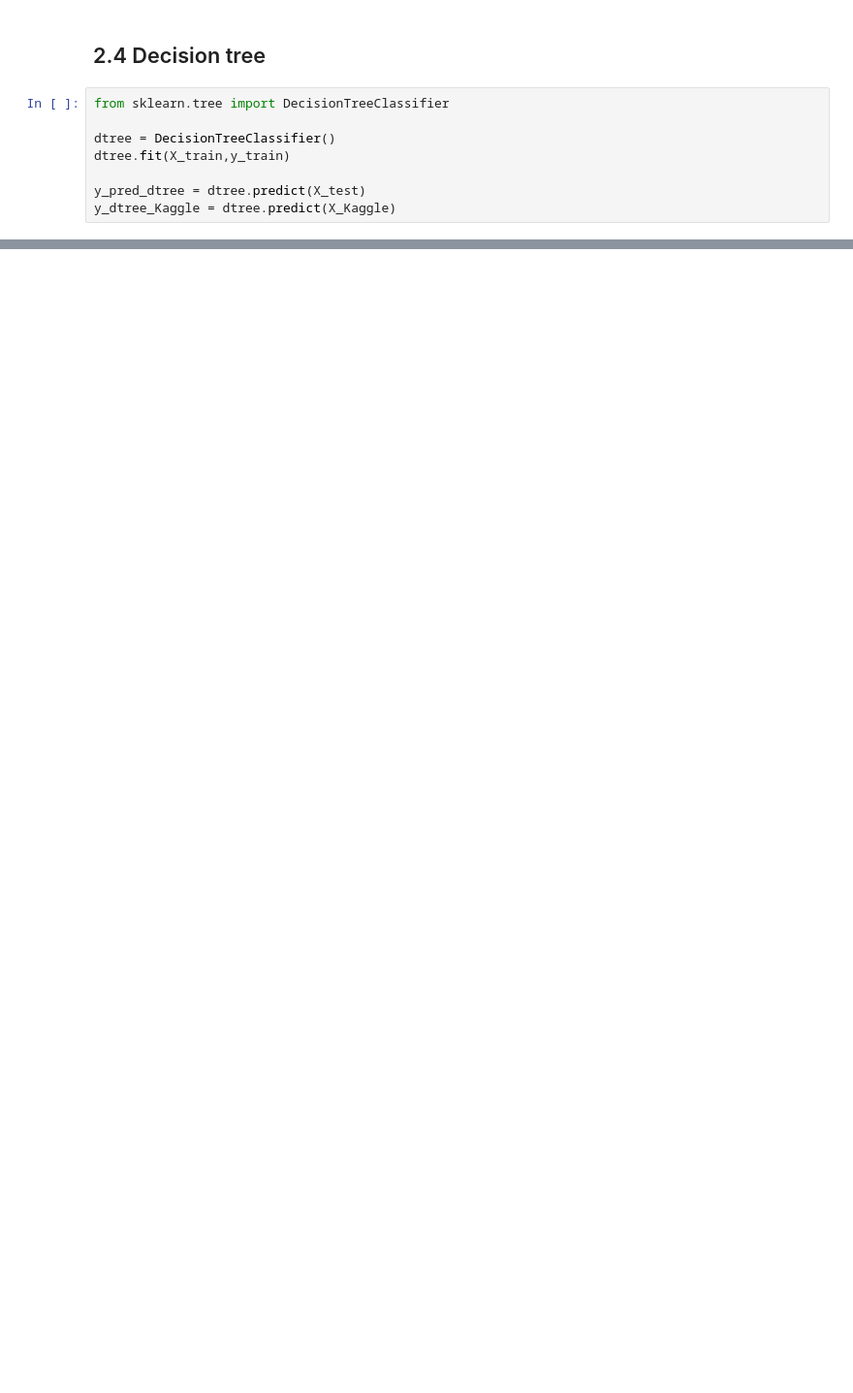
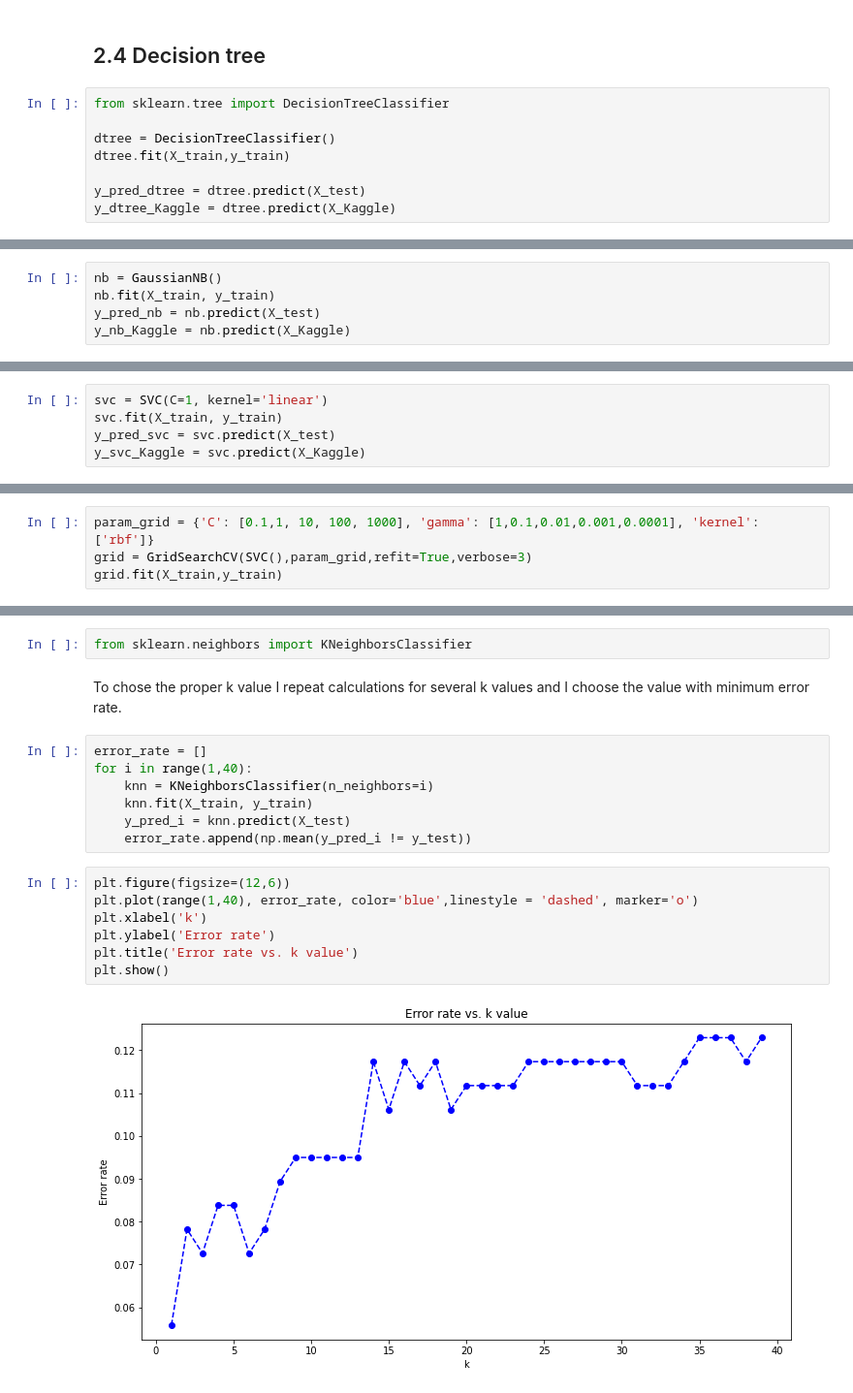
Before and after one commit to JoannaKG/Data-science-learning, a Jupyter notebook: Titanic/2. Prediction model.ipynb, the cells around one changed output, grey strips where cells are left out. Shown: that part at 97% size. Saved outputs shown, nothing was run; the diff lists cells and outputs as text; blank space fills up the shorter version.

```diff
--- a/Titanic/2. Prediction model.ipynb
+++ b/Titanic/2. Prediction model.ipynb
@@ -176,0 +238,5 @@ submission.head()
+# %%
+nb = GaussianNB()
+nb.fit(X_train, y_train)
+y_pred_nb = nb.predict(X_test)
+y_nb_Kaggle = nb.predict(X_Kaggle)
@@ -176,0 +278,5 @@ submission.head()
+# %%
+svc = SVC(C=1, kernel='linear')
+svc.fit(X_train, y_train)
+y_pred_svc = svc.predict(X_test)
+y_svc_Kaggle = svc.predict(X_Kaggle)
@@ -176,0 +318,4 @@ submission.head()
+# %%
+param_grid = {'C': [0.1,1, 10, 100, 1000], 'gamma': [1,0.1,0.01,0.001,0.0001], 'kernel': ['rbf']}
+grid = GridSearchCV(SVC(),param_grid,refit=True,verbose=3)
+grid.fit(X_train,y_train)
@@ -176,0 +398,20 @@ submission.head()
+# %%
+from sklearn.neighbors import KNeighborsClassifier
+# %% [markdown]
+To chose the proper k value I repeat calculations for several k values and I choose the value with minimum error rate.
+# %%
+error_rate = []
+for i in range(1,40):
+    knn = KNeighborsClassifier(n_neighbors=i)
+    knn.fit(X_train, y_train)
+    y_pred_i = knn.predict(X_test)
+    error_rate.append(np.mean(y_pred_i != y_test))
+# %%
+plt.figure(figsize=(12,6))
+plt.plot(range(1,40), error_rate, color='blue',linestyle = 'dashed', marker='o')
+plt.xlabel('k')
+plt.ylabel('Error rate')
+plt.title('Error rate vs. k value')
+plt.show()
+# %% [output]
+[figure, added]
```
Also changed, not shown: parts of 44 cells of this notebook.
